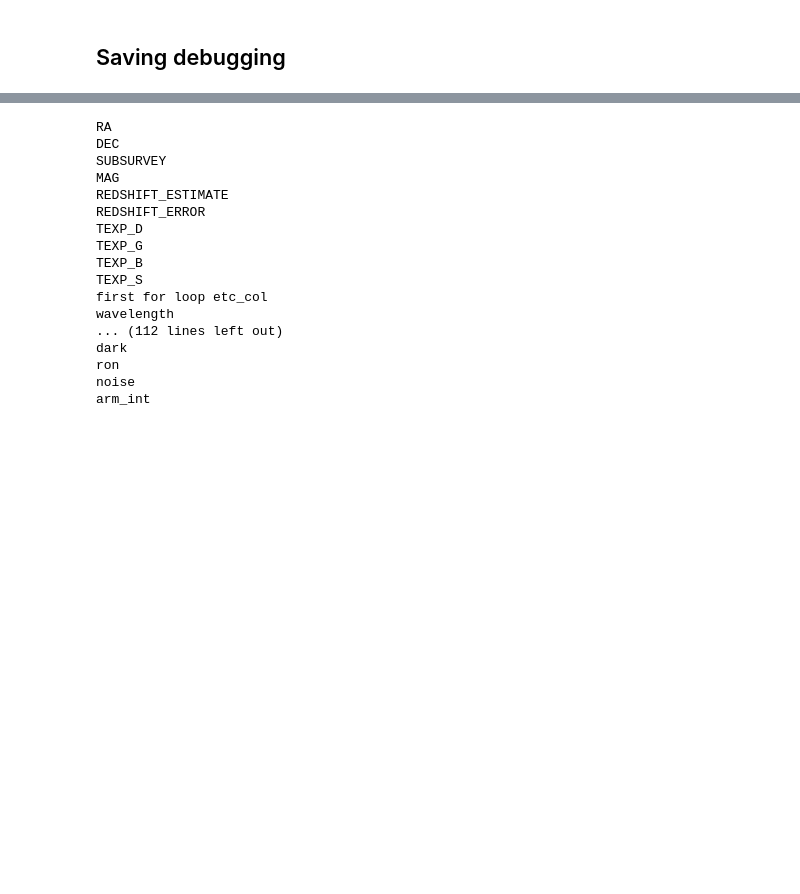
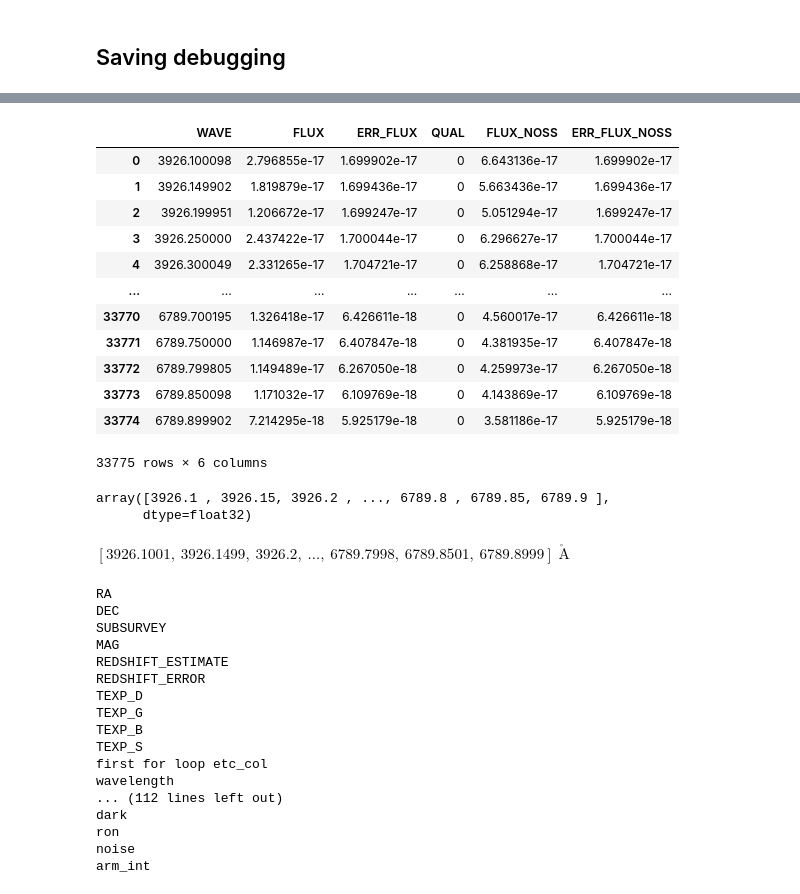
Before and after one commit to NicoGalvarino/simpaqs, a Jupyter notebook: test_ETC.ipynb, the cells around one changed output, grey strips where cells are left out. Cells and saved outputs as stored; diff of their text form; code cells hidden in the pictures; blank space fills up the shorter version.

```diff
--- a/test_ETC.ipynb
+++ b/test_ETC.ipynb
@@ -395,3 +424,31 @@ def SNR_4MOST_like(mag, t_exp, wavelen=wavelen, template_flux=flat_flux, mag_typ
+# %%
+spec = dxu.joined_spectrum().to_pandas();
+spec
+# %% [output]
+|  | WAVE | FLUX | ERR_FLUX | QUAL | FLUX_NOSS | ERR_FLUX_NOSS |
+| 0 | 3926.100098 | 2.796855e-17 | 1.699902e-17 | 0 | 6.643136e-17 | 1.699902e-17 |
+| 1 | 3926.149902 | 1.819879e-17 | 1.699436e-17 | 0 | 5.663436e-17 | 1.699436e-17 |
+| 2 | 3926.199951 | 1.206672e-17 | 1.699247e-17 | 0 | 5.051294e-17 | 1.699247e-17 |
+| 3 | 3926.250000 | 2.437422e-17 | 1.700044e-17 | 0 | 6.296627e-17 | 1.700044e-17 |
+| 4 | 3926.300049 | 2.331265e-17 | 1.704721e-17 | 0 | 6.258868e-17 | 1.704721e-17 |
+| ... | ... | ... | ... | ... | ... | ... |
+| 33770 | 6789.700195 | 1.326418e-17 | 6.426611e-18 | 0 | 4.560017e-17 | 6.426611e-18 |
+| 33771 | 6789.750000 | 1.146987e-17 | 6.407847e-18 | 0 | 4.381935e-17 | 6.407847e-18 |
+| 33772 | 6789.799805 | 1.149489e-17 | 6.267050e-18 | 0 | 4.259973e-17 | 6.267050e-18 |
+| 33773 | 6789.850098 | 1.171032e-17 | 6.109769e-18 | 0 | 4.143869e-17 | 6.109769e-18 |
+| 33774 | 6789.899902 | 7.214295e-18 | 5.925179e-18 | 0 | 3.581186e-17 | 5.925179e-18 |
+33775 rows × 6 columns
+# %%
+spec = dxu.joined()#.to_pandas();
+spec = Table.read(spec[1])
+spec['WAVE'][0]
+# %% [output]
+array([3926.1 , 3926.15, 3926.2 , ..., 6789.8 , 6789.85, 6789.9 ],
+      dtype=float32)
+# %%
+spec['WAVE'][0]
+# %% [output]
+$[3926.1001,~3926.1499,~3926.2,~\dots,~6789.7998,~6789.8501,~6789.8999] \; \mathrm{\mathring{A}}$
 # %%
 cols_to_save_from_cat = ['RA', 'DEC', 'SUBSURVEY', 'MAG', 'REDSHIFT_ESTIMATE', 'REDSHIFT_ERROR', 'TEXP_D', 'TEXP_G', 'TEXP_B', 'TEXP_S']
 cols_to_save_from_etc = ['wavelength', 'binwidth', 'target', 'sky', 'dark', 'ron', 'noise',  # 'SNR',
```
Also changed, not shown: parts of 12 cells of this notebook, 4 other files.
